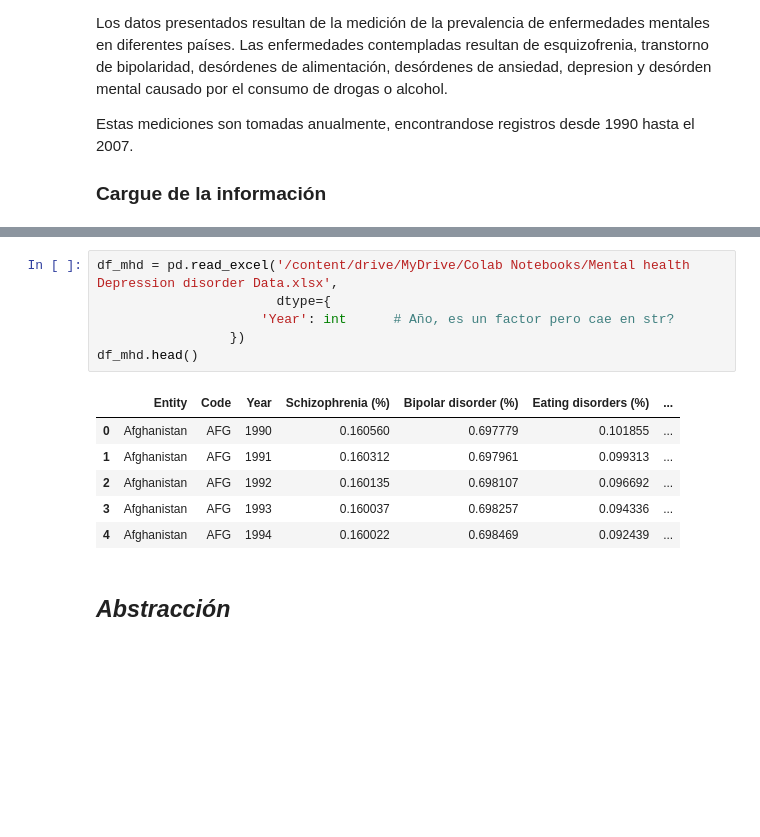
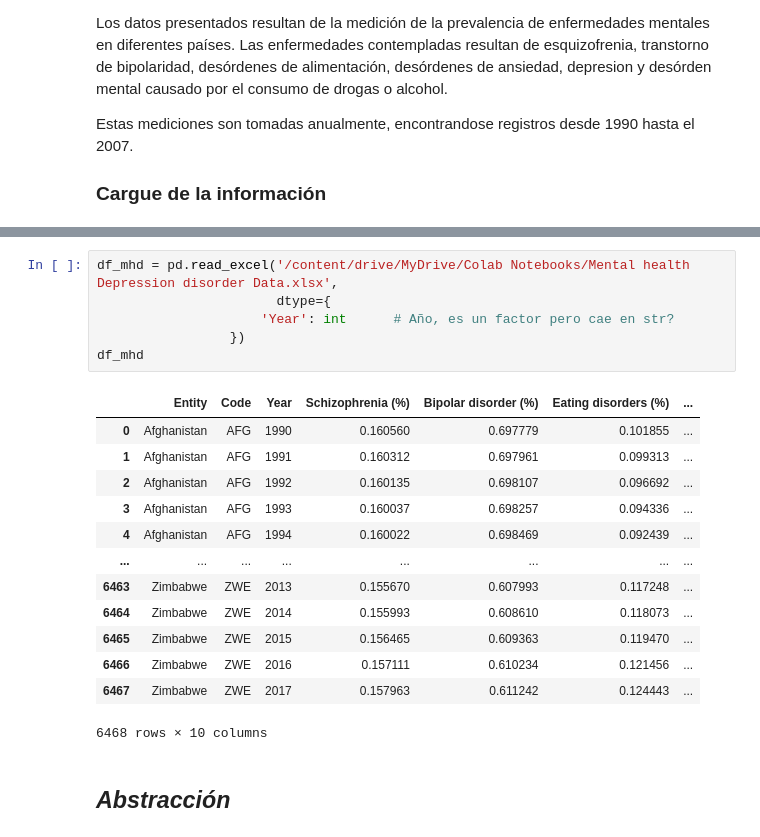
Before and after one commit to JeiberDiaz/2.-Entrega-avances-proyecto, a Jupyter notebook: Entrega_1_proyecto_visualización.ipynb, the cells around one changed output, grey strips where cells are left out. Saved outputs shown, nothing was run; the diff lists cells and outputs as text; blank space fills up the shorter version.

```diff
--- a/Entrega_1_proyecto_visualización.ipynb
+++ b/Entrega_1_proyecto_visualización.ipynb
@@ -27,16 +27,23 @@ Mounted at /content/drive
 # %%
 df_mhd = pd.read_excel('/content/drive/MyDrive/Colab Notebooks/Mental health Depression disorder Data.xlsx',
                        dtype={
                      'Year': int      # Año, es un factor pero cae en str?
                  })
-df_mhd.head()
+df_mhd
 # %% [output]
 |  | Entity | Code | Year | Schizophrenia (%) | Bipolar disorder (%) | Eating disorders (%) | ... |
 | 0 | Afghanistan | AFG | 1990 | 0.160560 | 0.697779 | 0.101855 | ... |
 | 1 | Afghanistan | AFG | 1991 | 0.160312 | 0.697961 | 0.099313 | ... |
 | 2 | Afghanistan | AFG | 1992 | 0.160135 | 0.698107 | 0.096692 | ... |
 | 3 | Afghanistan | AFG | 1993 | 0.160037 | 0.698257 | 0.094336 | ... |
 | 4 | Afghanistan | AFG | 1994 | 0.160022 | 0.698469 | 0.092439 | ... |
+| ... | ... | ... | ... | ... | ... | ... | ... |
+| 6463 | Zimbabwe | ZWE | 2013 | 0.155670 | 0.607993 | 0.117248 | ... |
+| 6464 | Zimbabwe | ZWE | 2014 | 0.155993 | 0.608610 | 0.118073 | ... |
+| 6465 | Zimbabwe | ZWE | 2015 | 0.156465 | 0.609363 | 0.119470 | ... |
+| 6466 | Zimbabwe | ZWE | 2016 | 0.157111 | 0.610234 | 0.121456 | ... |
+| 6467 | Zimbabwe | ZWE | 2017 | 0.157963 | 0.611242 | 0.124443 | ... |
+6468 rows × 10 columns
 # %% [markdown]
 ## ***Abstracción***
 # %%
```
Also changed, not shown: parts of 8 cells of this notebook, 6 other files.
